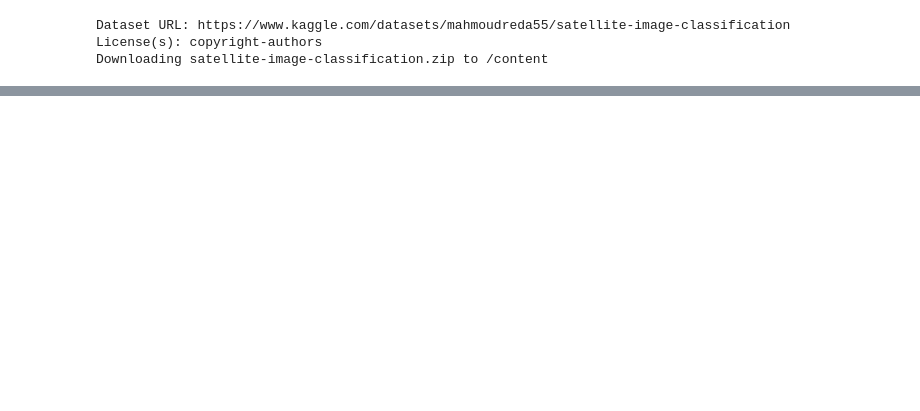
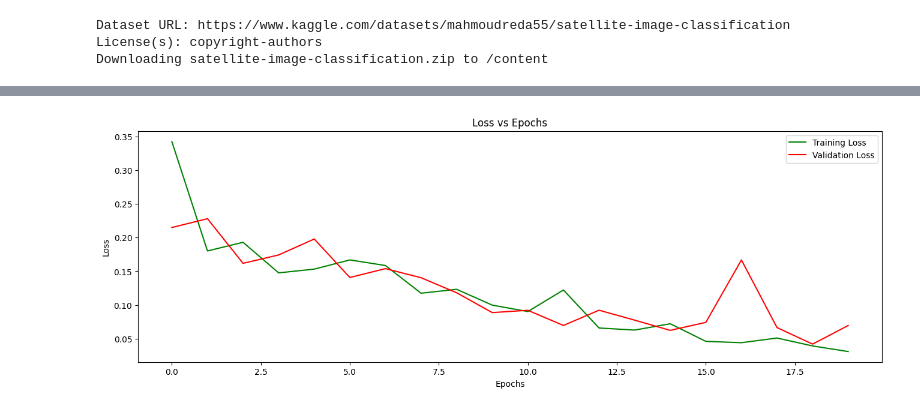
Before and after one commit to bassala/google_colab, a Jupyter notebook: classification_image_settellite.ipynb, the cells around one changed output, grey strips where cells are left out. Cells and saved outputs as stored; diff of their text form; code cells hidden in the pictures; blank space fills up the shorter version.

```diff
--- a/classification_image_settellite.ipynb
+++ b/classification_image_settellite.ipynb
@@ -24,0 +208,11 @@ Downloading satellite-image-classification.zip to /content
+# %%
+plt.figure(figsize=(16, 5))
+plt.plot(epochs_range, loss, label='Training Loss', color='green')
+plt.plot(epochs_range, val_loss, label='Validation Loss', color='red')
+plt.legend(loc='upper right')
+plt.title('Loss vs Epochs')
+plt.ylabel('Loss')
+plt.xlabel('Epochs')
+plt.show()
+# %% [output]
+[figure, added]
```
Also changed, not shown: parts of 14 cells of this notebook.
